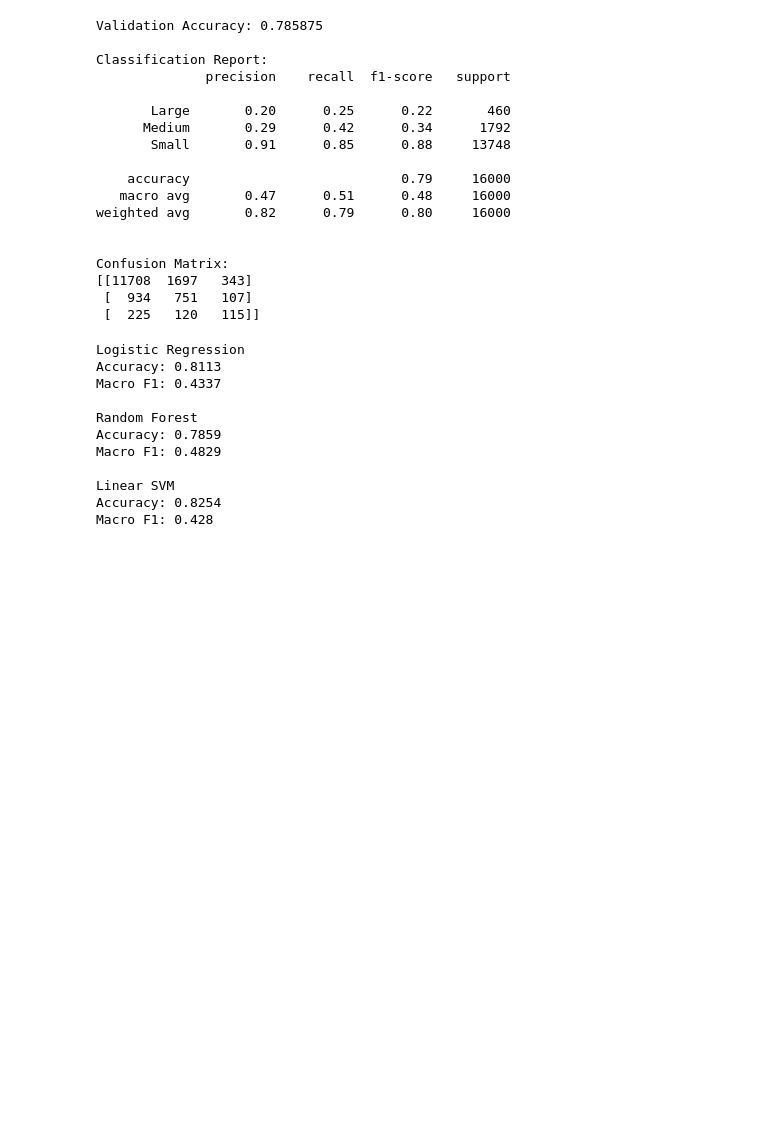
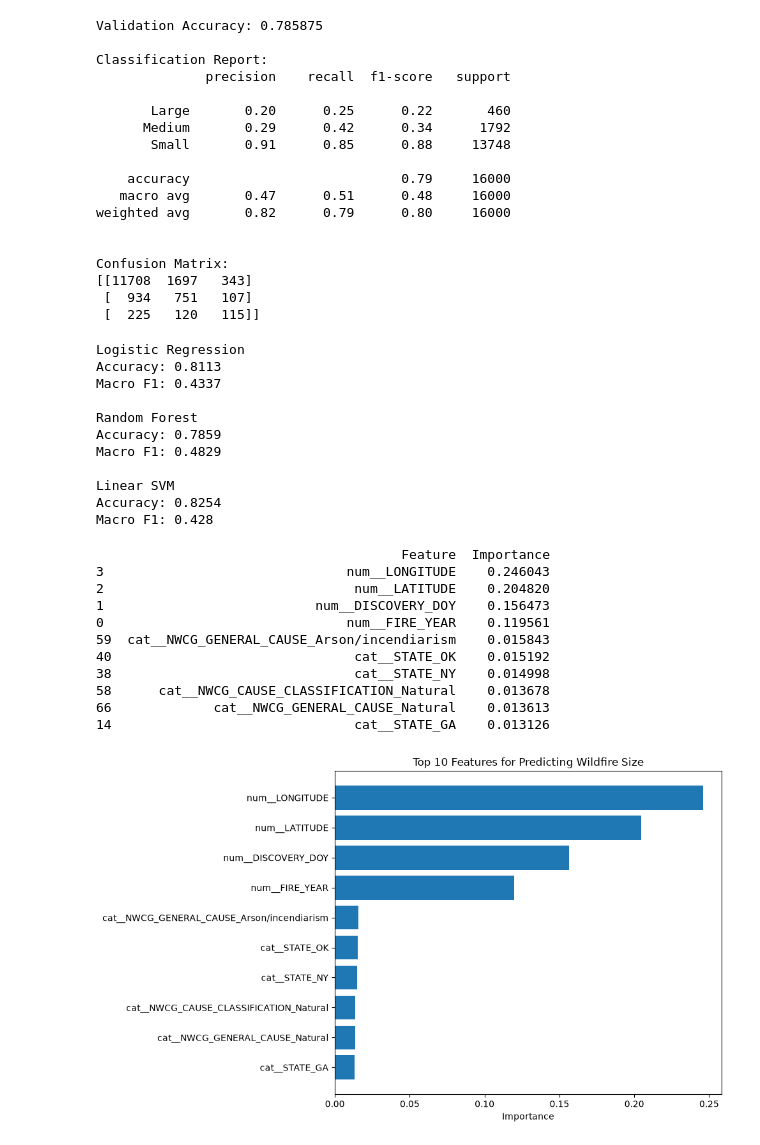
Before and after one commit to jakeprince/Wildfire-Prediction, a Jupyter notebook: prediction.ipynb, the cells around one changed output. Cells and saved outputs as stored; diff of their text form; code cells hidden in the pictures; blank space fills up the shorter version.

Commit message:
Add Random Forest feature importance analysis

```diff
--- a/prediction.ipynb
+++ b/prediction.ipynb
@@ -463,3 +463,41 @@ Macro F1: 0.4829
 Linear SVM
 Accuracy: 0.8254
 Macro F1: 0.428
+# %%
+import matplotlib.pyplot as plt
+
+feature_names = best_rf.named_steps["preprocessor"].get_feature_names_out()
+importances = best_rf.named_steps["classifier"].feature_importances_
+
+importance_df = pd.DataFrame({
+    "Feature": feature_names,
+    "Importance": importances
+})
+
+importance_df = importance_df.sort_values("Importance", ascending=False)
+
+print(importance_df.head(10))
+
+plt.figure(figsize=(10, 6))
+plt.barh(
+    importance_df["Feature"].head(10)[::-1],
+    importance_df["Importance"].head(10)[::-1]
+)
+
+plt.xlabel("Importance")
+plt.title("Top 10 Features for Predicting Wildfire Size")
+plt.tight_layout()
+plt.show()
+# %% [output]
+                                       Feature  Importance
+3                               num__LONGITUDE    0.246043
+2                                num__LATITUDE    0.204820
+1                           num__DISCOVERY_DOY    0.156473
+0                               num__FIRE_YEAR    0.119561
+59  cat__NWCG_GENERAL_CAUSE_Arson/incendiarism    0.015843
+40                               cat__STATE_OK    0.015192
+38                               cat__STATE_NY    0.014998
+58      cat__NWCG_CAUSE_CLASSIFICATION_Natural    0.013678
+66             cat__NWCG_GENERAL_CAUSE_Natural    0.013613
+14                               cat__STATE_GA    0.013126
+[figure, added]
```
